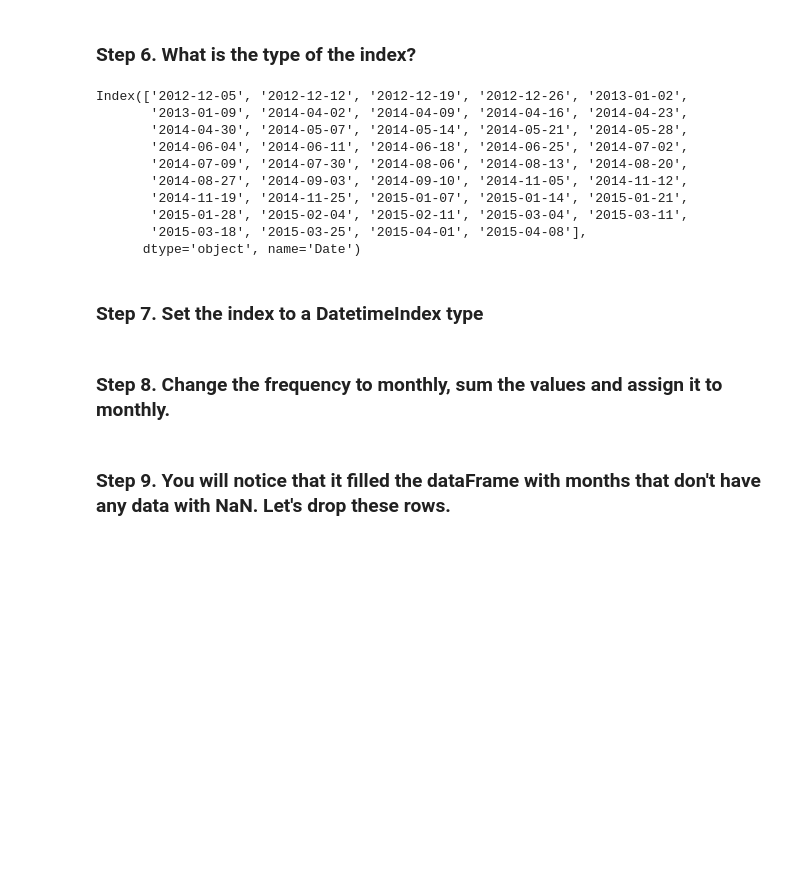
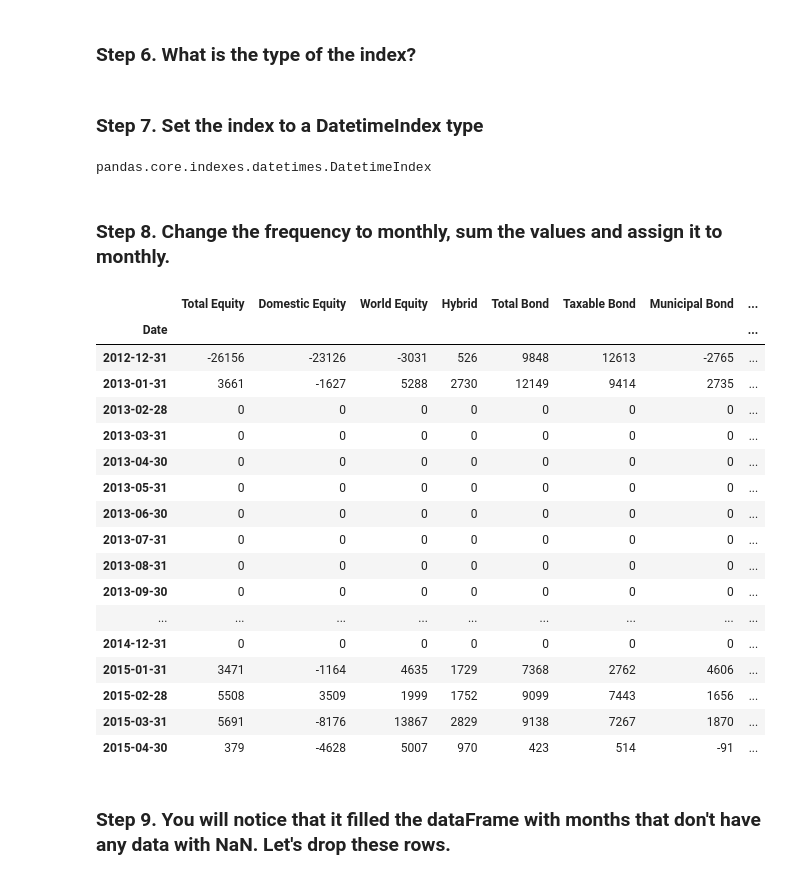
Before and after one commit to HavvaEb/Pandas-Exercise, a Jupyter notebook: 01.drill/pandas_exercises/08_Time_Series/Investor_Flow_of_Funds_US/Exercises.ipynb, the cells around one changed output. Drawn from its saved outputs; the diff is of its cells as text; code cells hidden in the pictures; blank space fills up the shorter version.

```diff
--- a/01.drill/pandas_exercises/08_Time_Series/Investor_Flow_of_Funds_US/Exercises.ipynb
+++ b/01.drill/pandas_exercises/08_Time_Series/Investor_Flow_of_Funds_US/Exercises.ipynb
@@ -61,16 +61,3 @@ df.head()
 | 2013-01-02 | -11156 | -9622 | -1533 | -158 | 2383 | 2103 | 280 | ... |
 # %% [markdown]
 ### Step 6. What is the type of the index?
-# %%
-df.index
-# %% [output]
-Index(['2012-12-05', '2012-12-12', '2012-12-19', '2012-12-26', '2013-01-02',
-       '2013-01-09', '2014-04-02', '2014-04-09', '2014-04-16', '2014-04-23',
-       '2014-04-30', '2014-05-07', '2014-05-14', '2014-05-21', '2014-05-28',
-       '2014-06-04', '2014-06-11', '2014-06-18', '2014-06-25', '2014-07-02',
-       '2014-07-09', '2014-07-30', '2014-08-06', '2014-08-13', '2014-08-20',
-       '2014-08-27', '2014-09-03', '2014-09-10', '2014-11-05', '2014-11-12',
-       '2014-11-19', '2014-11-25', '2015-01-07', '2015-01-14', '2015-01-21',
-       '2015-01-28', '2015-02-04', '2015-02-11', '2015-03-04', '2015-03-11',
-       '2015-03-18', '2015-03-25', '2015-04-01', '2015-04-08'],
-      dtype='object', name='Date')
@@ -77,6 +66,33 @@ Index(['2012-12-05', '2012-12-12', '2012-12-19', '2012-12-26', '2013-01-02',
 # %% [markdown]
 ### Step 7. Set the index to a DatetimeIndex type
+# %%
+df.index = pd.to_datetime(df.index)
+type(df.index)
+# %% [output]
+pandas.core.indexes.datetimes.DatetimeIndex
 # %% [markdown]
 ### Step 8.  Change the frequency to monthly, sum the values and assign it to monthly.
+# %%
+monthly = df.resample('M').sum()
+monthly
+# %% [output]
+|  | Total Equity | Domestic Equity | World Equity | Hybrid | Total Bond | Taxable Bond | Municipal Bond | ... |
+| Date |  |  |  |  |  |  |  | ... |
+| 2012-12-31 | -26156 | -23126 | -3031 | 526 | 9848 | 12613 | -2765 | ... |
+| 2013-01-31 | 3661 | -1627 | 5288 | 2730 | 12149 | 9414 | 2735 | ... |
+| 2013-02-28 | 0 | 0 | 0 | 0 | 0 | 0 | 0 | ... |
+| 2013-03-31 | 0 | 0 | 0 | 0 | 0 | 0 | 0 | ... |
+| 2013-04-30 | 0 | 0 | 0 | 0 | 0 | 0 | 0 | ... |
+| 2013-05-31 | 0 | 0 | 0 | 0 | 0 | 0 | 0 | ... |
+| 2013-06-30 | 0 | 0 | 0 | 0 | 0 | 0 | 0 | ... |
+| 2013-07-31 | 0 | 0 | 0 | 0 | 0 | 0 | 0 | ... |
+| 2013-08-31 | 0 | 0 | 0 | 0 | 0 | 0 | 0 | ... |
+| 2013-09-30 | 0 | 0 | 0 | 0 | 0 | 0 | 0 | ... |
+| ... | ... | ... | ... | ... | ... | ... | ... | ... |
+| 2014-12-31 | 0 | 0 | 0 | 0 | 0 | 0 | 0 | ... |
+| 2015-01-31 | 3471 | -1164 | 4635 | 1729 | 7368 | 2762 | 4606 | ... |
+| 2015-02-28 | 5508 | 3509 | 1999 | 1752 | 9099 | 7443 | 1656 | ... |
+| 2015-03-31 | 5691 | -8176 | 13867 | 2829 | 9138 | 7267 | 1870 | ... |
+| 2015-04-30 | 379 | -4628 | 5007 | 970 | 423 | 514 | -91 | ... |
 # %% [markdown]
 ### Step 9. You will notice that it filled the dataFrame with months that don't have any data with NaN. Let's drop these rows.
```
Also changed, not shown: parts of 3 cells of this notebook, 1 other file.
